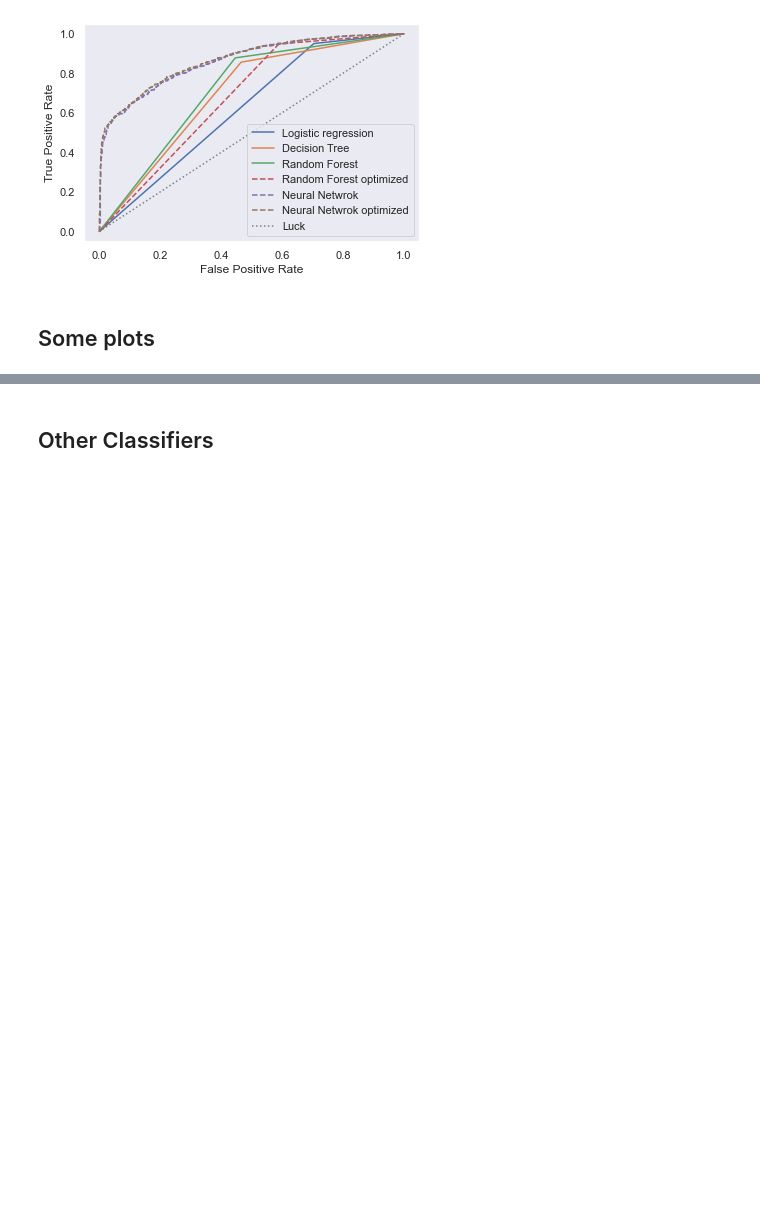
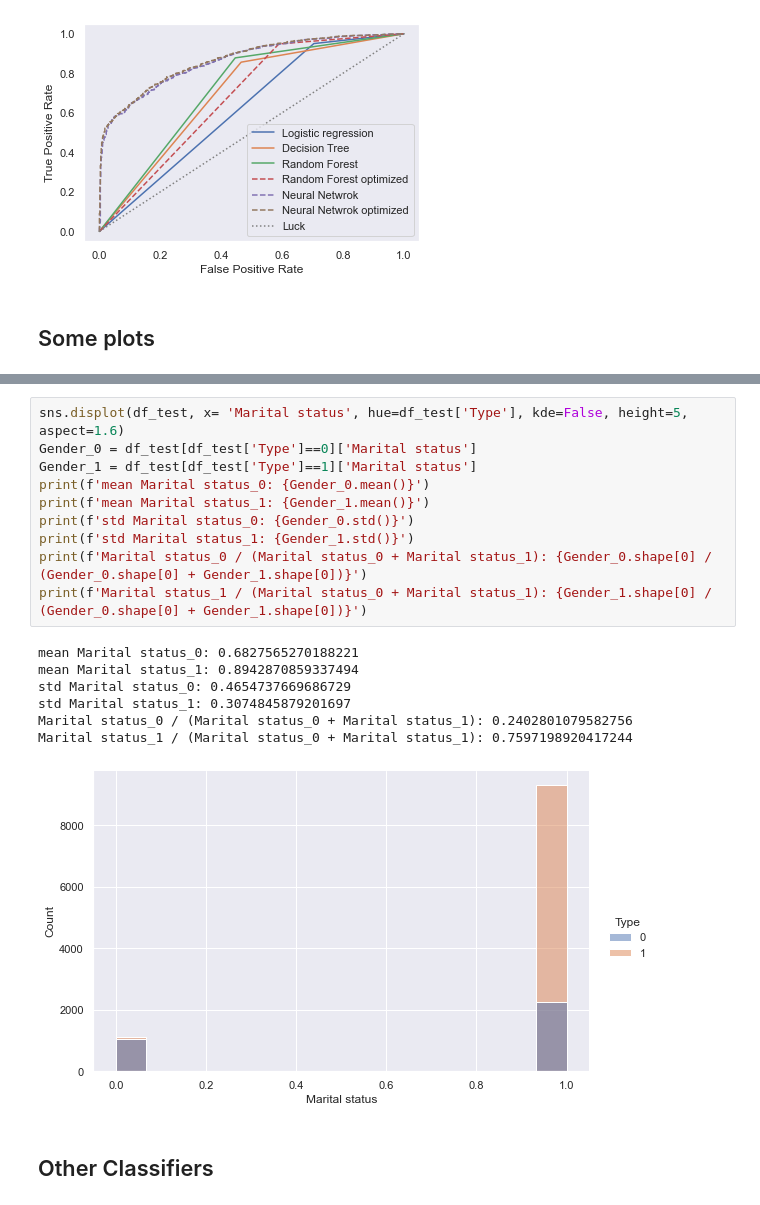
Before and after one commit to mghasemi19/ML_EconEduc, a Jupyter notebook: Type_classification.ipynb, the cells around one changed output, grey strips where cells are left out. Cells and saved outputs as stored; diff of their text form; blank space fills up the shorter version.

```diff
--- a/Type_classification.ipynb
+++ b/Type_classification.ipynb
@@ -1329,3 +1386,21 @@ sns.displot(df_test, x= 'Grade', hue=df_test['Type'], kde=False, height=5, aspec
+# %%
+sns.displot(df_test, x= 'Marital status', hue=df_test['Type'], kde=False, height=5, aspect=1.6)
+Gender_0 = df_test[df_test['Type']==0]['Marital status']
+Gender_1 = df_test[df_test['Type']==1]['Marital status']
+print(f'mean Marital status_0: {Gender_0.mean()}')
+print(f'mean Marital status_1: {Gender_1.mean()}')
+print(f'std Marital status_0: {Gender_0.std()}')
+print(f'std Marital status_1: {Gender_1.std()}')
+print(f'Marital status_0 / (Marital status_0 + Marital status_1): {Gender_0.shape[0] / (Gender_0.shape[0] + Gender_1.shape[0])}')
+print(f'Marital status_1 / (Marital status_0 + Marital status_1): {Gender_1.shape[0] / (Gender_0.shape[0] + Gender_1.shape[0])}')
+# %% [output]
+mean Marital status_0: 0.6827565270188221
+mean Marital status_1: 0.8942870859337494
+std Marital status_0: 0.4654737669686729
+std Marital status_1: 0.3074845879201697
+Marital status_0 / (Marital status_0 + Marital status_1): 0.2402801079582756
+Marital status_1 / (Marital status_0 + Marital status_1): 0.7597198920417244
+[figure, added]
 # %% [markdown]
 ## Other Classifiers
 # %%
```
Also changed, not shown: parts of 7 cells of this notebook.
